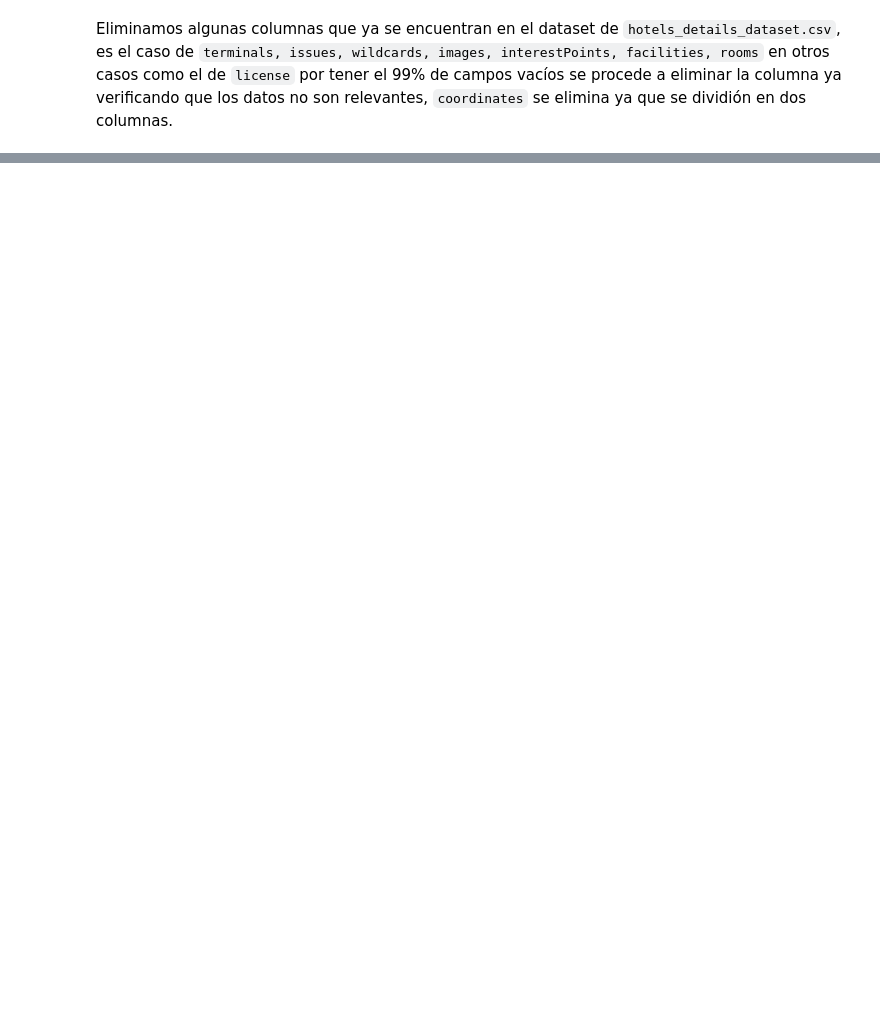
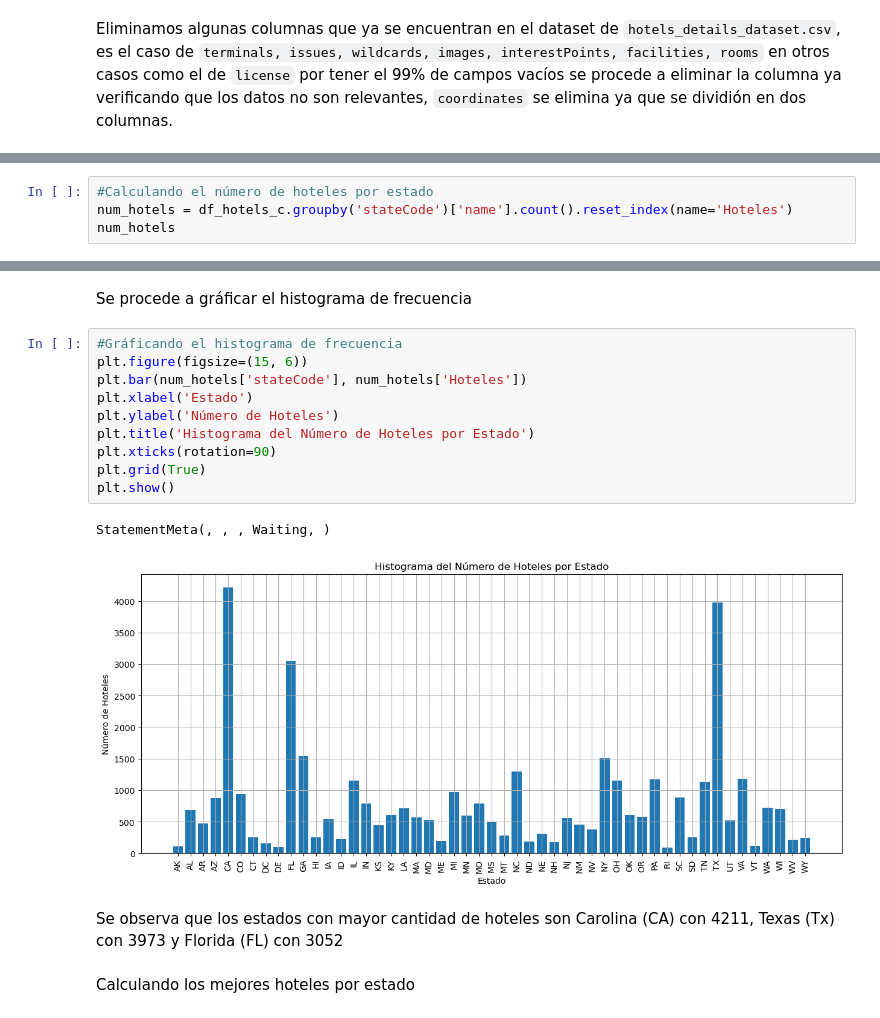
Before and after one commit to cistelsa/Commerce_Data_Analysis_and_Recommendations, a Jupyter notebook: 3_EDA/EDA_hotelbeads.ipynb, the cells around one changed output, grey strips where cells are left out. Cells and saved outputs as stored; diff of their text form; blank space fills up the shorter version.

```diff
--- a/3_EDA/EDA_hotelbeads.ipynb
+++ b/3_EDA/EDA_hotelbeads.ipynb
@@ -175,0 +285,4 @@ df_hotels_c.head()
+# %%
+#Calculando el número de hoteles por estado
+num_hotels = df_hotels_c.groupby('stateCode')['name'].count().reset_index(name='Hoteles')
+num_hotels
@@ -175,0 +308,19 @@ df_hotels_c.head()
+# %% [markdown]
+<p>Se procede a gráficar el histograma de frecuencia</p>
+# %%
+#Gráficando el histograma de frecuencia
+plt.figure(figsize=(15, 6))
+plt.bar(num_hotels['stateCode'], num_hotels['Hoteles'])
+plt.xlabel('Estado')
+plt.ylabel('Número de Hoteles')
+plt.title('Histograma del Número de Hoteles por Estado')
+plt.xticks(rotation=90)
+plt.grid(True)
+plt.show()
+# %% [output]
+StatementMeta(, , , Waiting, )
+[figure, added]
+# %% [markdown]
+Se observa que los estados con mayor cantidad de hoteles son Carolina (CA) con 4211, Texas (Tx) con 3973 y Florida (FL) con 3052
+# %% [markdown]
+Calculando los mejores hoteles por estado
```
Also changed, not shown: parts of 46 cells of this notebook.
